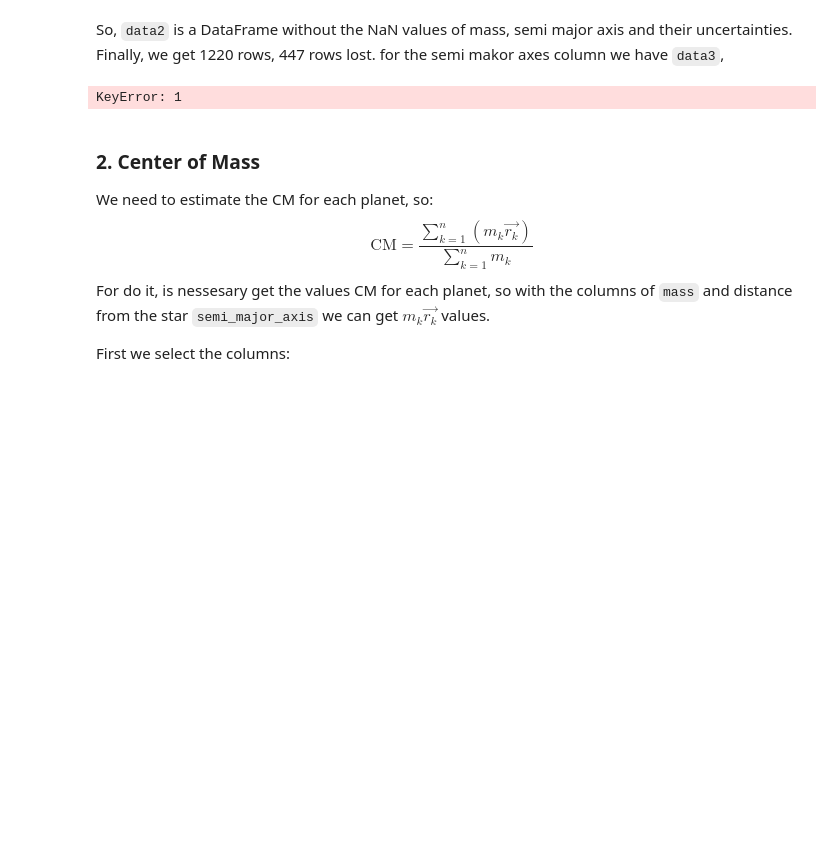
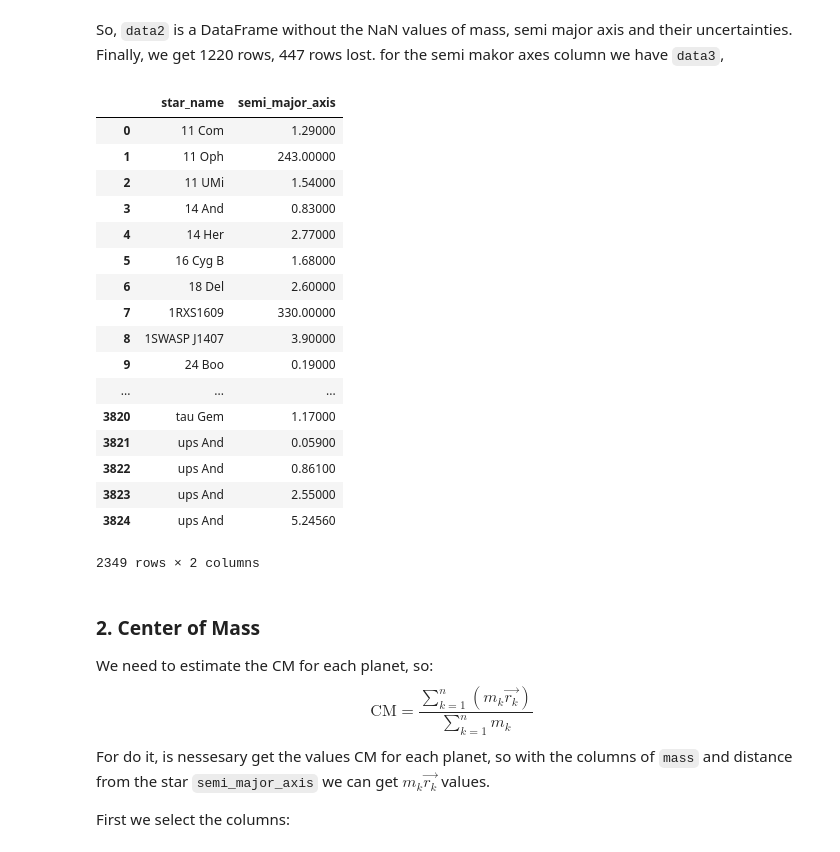
Before and after one commit to fjbautistas/Mixture_Gaussian_CM_of_Planets, a Jupyter notebook: List-Misture_G.ipynb, the cells around one changed output. Drawn from its saved outputs; the diff is of its cells as text; code cells hidden in the pictures; blank space fills up the shorter version.

Commit message:
changes in the processing data, for semi-major-axis, mass and uncertainties

```diff
--- a/List-Misture_G.ipynb
+++ b/List-Misture_G.ipynb
@@ -29,11 +29,30 @@ data2 = data_ep.dropna()
 # %% [markdown]
 So, `data2` is a DataFrame without the NaN values of mass, semi major axis and their uncertainties. Finally, we get 1220 rows, 447 rows lost. for the semi makor axes column we have `data3`,
 # %%
-data3 = data_ep[pd.notnull(data_ep["mass"])]
-data_ep[['star_name',""]]
-data3.groupby("star_name").count()
+data3 = data_ep[pd.notnull(data_ep["semi_major_axis"])]
+data3 = data3[pd.notnull(data3["star_name"])]
+data3 = data3[['star_name',"semi_major_axis"]]
+data3
+#data3.groupby("star_name").count()
 # %% [output]
+|  | star_name | semi_major_axis |
+| 0 | 11 Com | 1.29000 |
+| 1 | 11 Oph | 243.00000 |
+| 2 | 11 UMi | 1.54000 |
+| 3 | 14 And | 0.83000 |
+| 4 | 14 Her | 2.77000 |
+| 5 | 16 Cyg B | 1.68000 |
+| 6 | 18 Del | 2.60000 |
+| 7 | 1RXS1609 | 330.00000 |
+| 8 | 1SWASP J1407 | 3.90000 |
+| 9 | 24 Boo | 0.19000 |
+| ... | ... | ... |
+| 3820 | tau Gem | 1.17000 |
+| 3821 | ups And | 0.05900 |
+| 3822 | ups And | 0.86100 |
+| 3823 | ups And | 2.55000 |
+| 3824 | ups And | 5.24560 |
-KeyError: 1
+2349 rows × 2 columns
 # %% [markdown]
 ### 2. Center of Mass
 We need to estimate the CM for each planet, so:
```
